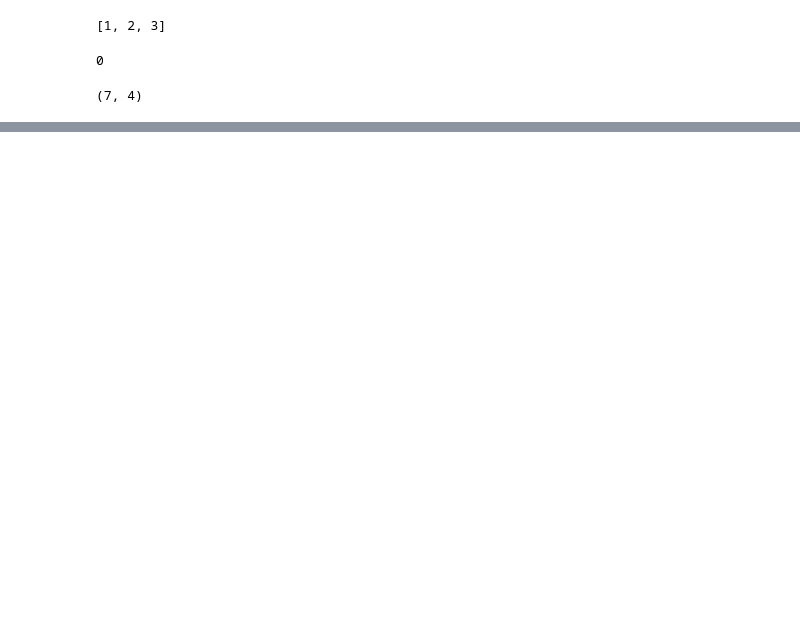
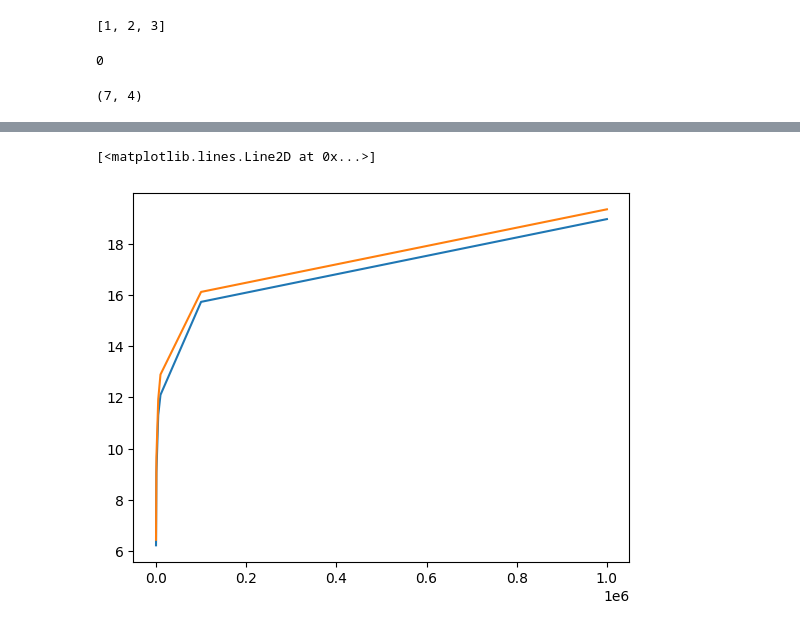
Before and after one commit to SemVan/AlgoMipt2026, a Jupyter notebook: BinarySearch.ipynb, the cells around one changed output, grey strips where cells are left out. Cells and saved outputs as stored; diff of their text form; code cells hidden in the pictures; blank space fills up the shorter version.

Commit message:
binary search and trees

```diff
--- a/BinarySearch.ipynb
+++ b/BinarySearch.ipynb
@@ -53,6 +48,19 @@ Requirement already satisfied: numpy in /Users/ivan7chuk/Library/Python/3.9/lib/
-# %%
-import numpy as np
-
-
-for i in range(100):
-    binary_search_not_rec
+# %%
+%time
+import numpy as np
+import time
+
+cnts = []
+lens = [100, 1000, 5000, 10000, 100000, 1000000]
+times = []
+for i in lens:
+  cnts_loc = []
+  times_loc = []
+  for j in range(100):
+    start = time.time()
+    answer, cnt = binary_search_not_rec(sorted(np.random.randint(0, i, i)), np.random.randint(0, i))
+    diff = time.time() - start
+    times_loc.append(diff)
+    cnts_loc.append(cnt)
+  cnts.append(np.mean(cnts_loc))
+  times.append(np.mean(times_loc))
@@ -58,0 +70,11 @@ for i in range(100):
+# %%
+from matplotlib import pyplot as plt
+
+
+plt.plot(lens, cnts, label='real')
+plt.plot(lens, 1.4*np.log(lens), label='ideal')
+# plt.plot(lens, lens, label='linear')
+# plt.xlim(0, 10000)
+# %% [output]
+[<matplotlib.lines.Line2D at 0x...>]
+[figure, added]
```
Also changed, not shown: parts of 3 cells of this notebook, 1 other file.
